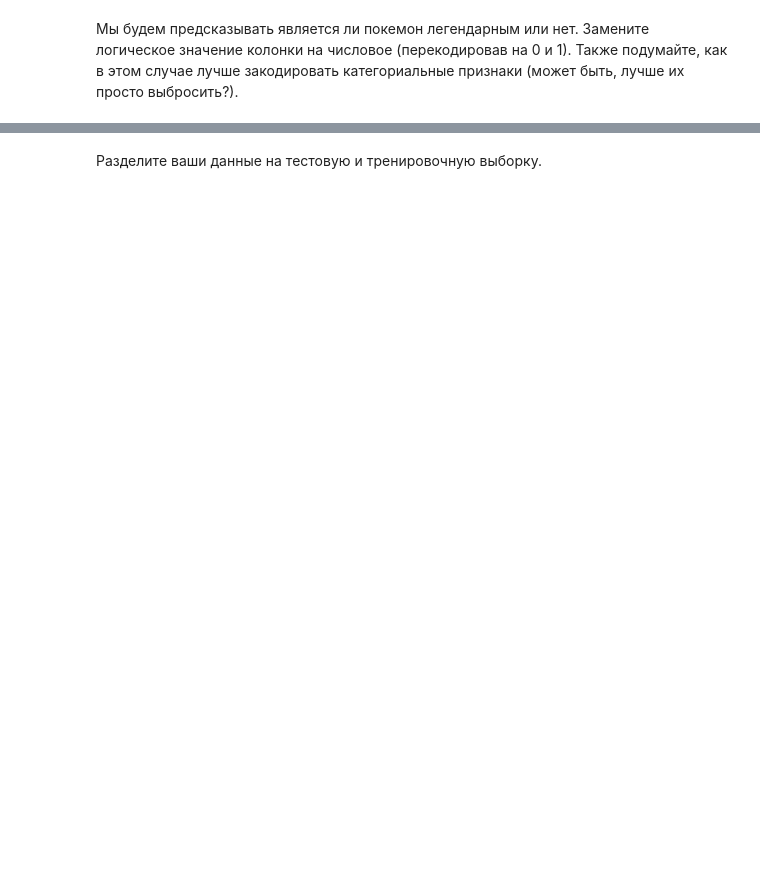
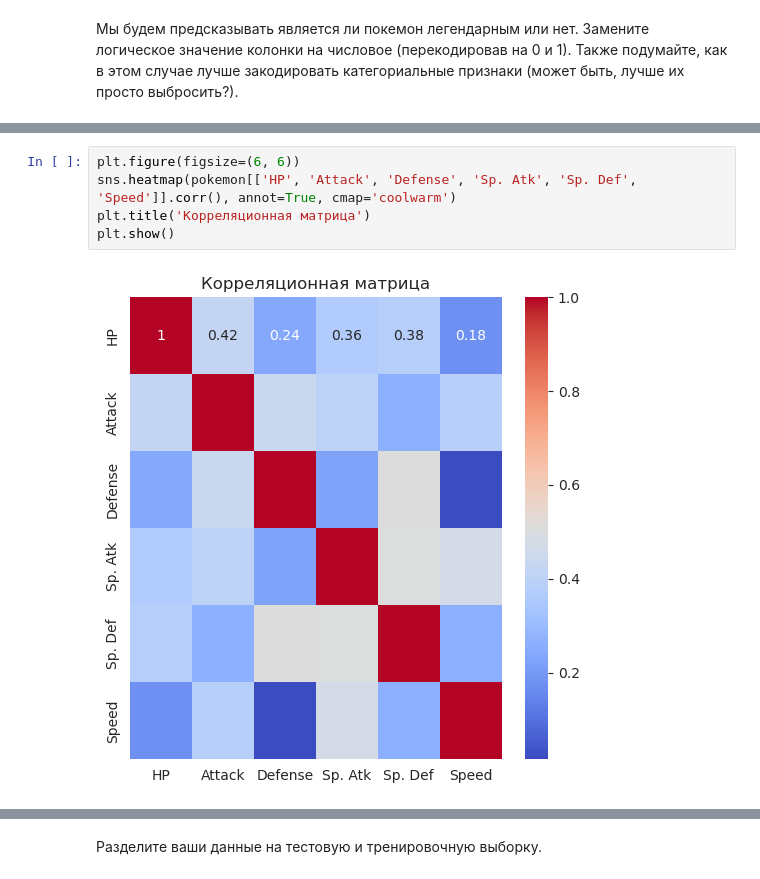
Before and after one commit to danon6868/BI-ml-2024, a Jupyter notebook: lecture_2_linmodels_GD/homework/Linear_models.ipynb, the cells around one changed output, grey strips where cells are left out. Drawn from its saved outputs; the diff is of its cells as text; blank space fills up the shorter version.

```diff
--- a/lecture_2_linmodels_GD/homework/Linear_models.ipynb
+++ b/lecture_2_linmodels_GD/homework/Linear_models.ipynb
@@ -542,0 +688,7 @@ pokemon.head()
+# %%
+plt.figure(figsize=(6, 6))
+sns.heatmap(pokemon[['HP', 'Attack', 'Defense', 'Sp. Atk', 'Sp. Def', 'Speed']].corr(), annot=True, cmap='coolwarm')
+plt.title('Корреляционная матрица')
+plt.show()
+# %% [output]
+[figure, added]
```
Also changed, not shown: parts of 32 cells of this notebook.
